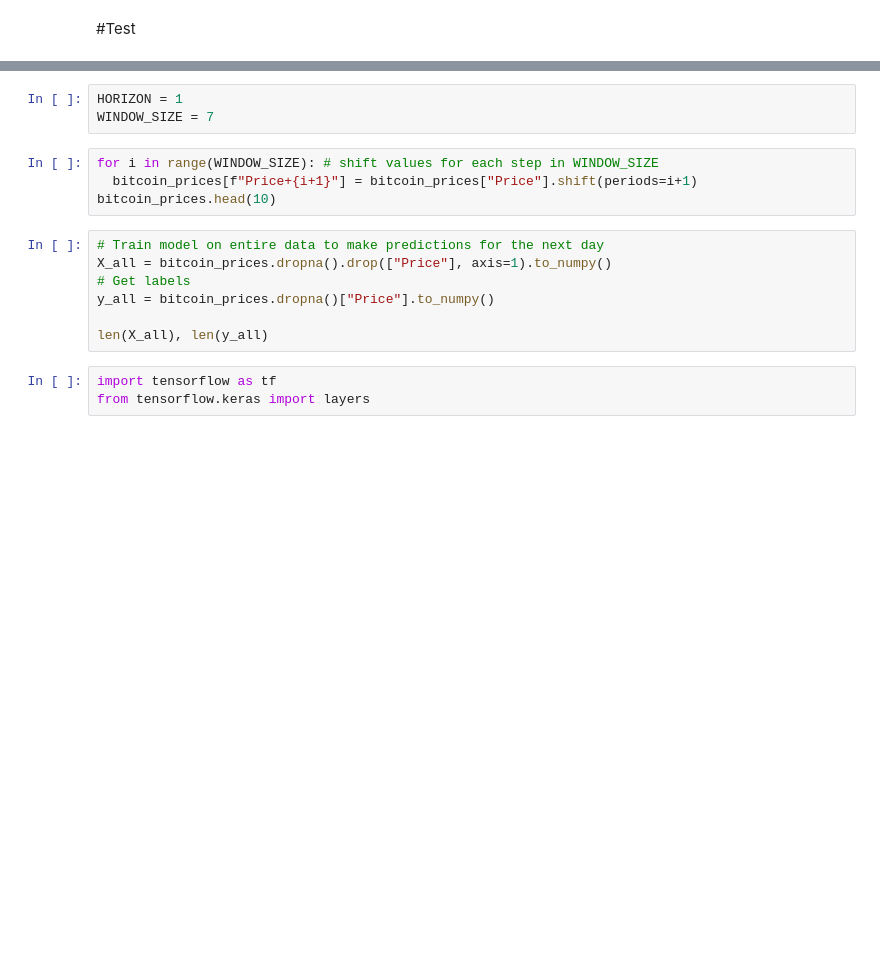
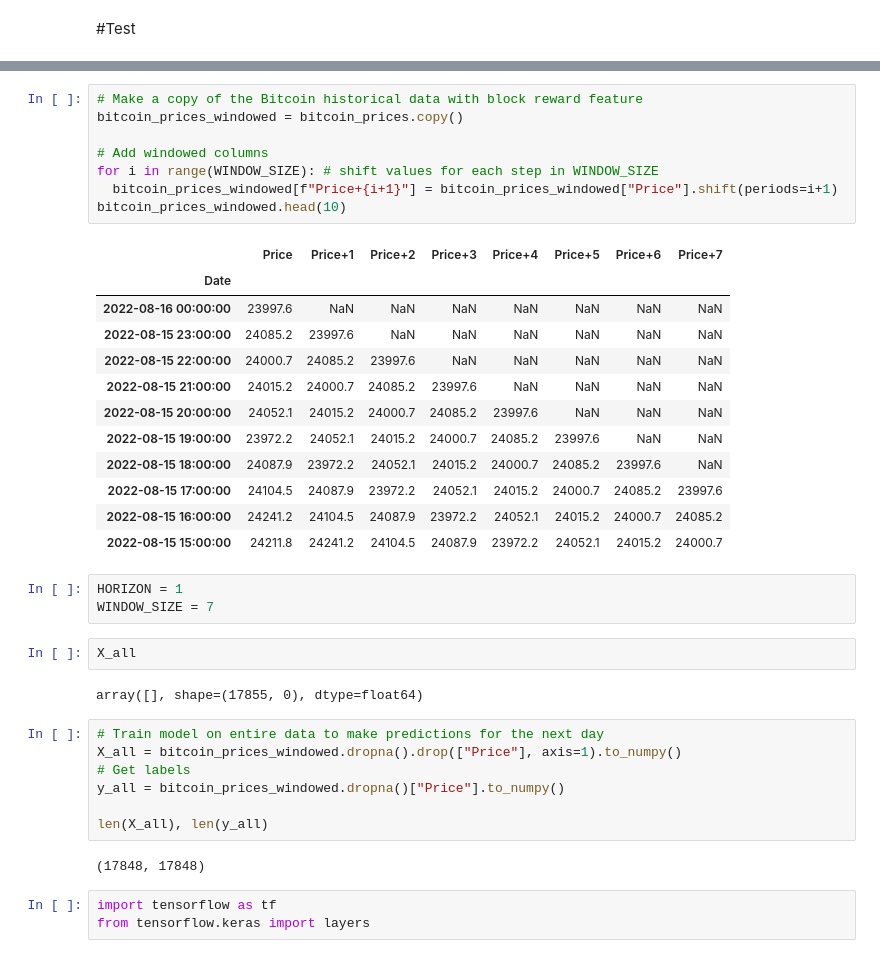
Before and after one commit to ParsaSinichi/3D_Hand_Tracking-_unity, a Jupyter notebook: Time_series_forecasting_.ipynb, the cells around one changed output, grey strips where cells are left out. Saved outputs shown, nothing was run; the diff lists cells and outputs as text; blank space fills up the shorter version.

```diff
--- a/Time_series_forecasting_.ipynb
+++ b/Time_series_forecasting_.ipynb
@@ -1033,17 +1200,40 @@ bitcoin_prices.head()
+# %%
+# Make a copy of the Bitcoin historical data with block reward feature
+bitcoin_prices_windowed = bitcoin_prices.copy()
+
+# Add windowed columns
+for i in range(WINDOW_SIZE): # shift values for each step in WINDOW_SIZE
+  bitcoin_prices_windowed[f"Price+{i+1}"] = bitcoin_prices_windowed["Price"].shift(periods=i+1)
+bitcoin_prices_windowed.head(10)
+# %% [output]
+|  | Price | Price+1 | Price+2 | Price+3 | Price+4 | Price+5 | Price+6 | Price+7 |
+| Date |  |  |  |  |  |  |  |  |
+| 2022-08-16 00:00:00 | 23997.6 | NaN | NaN | NaN | NaN | NaN | NaN | NaN |
+| 2022-08-15 23:00:00 | 24085.2 | 23997.6 | NaN | NaN | NaN | NaN | NaN | NaN |
+| 2022-08-15 22:00:00 | 24000.7 | 24085.2 | 23997.6 | NaN | NaN | NaN | NaN | NaN |
+| 2022-08-15 21:00:00 | 24015.2 | 24000.7 | 24085.2 | 23997.6 | NaN | NaN | NaN | NaN |
+| 2022-08-15 20:00:00 | 24052.1 | 24015.2 | 24000.7 | 24085.2 | 23997.6 | NaN | NaN | NaN |
+| 2022-08-15 19:00:00 | 23972.2 | 24052.1 | 24015.2 | 24000.7 | 24085.2 | 23997.6 | NaN | NaN |
+| 2022-08-15 18:00:00 | 24087.9 | 23972.2 | 24052.1 | 24015.2 | 24000.7 | 24085.2 | 23997.6 | NaN |
+| 2022-08-15 17:00:00 | 24104.5 | 24087.9 | 23972.2 | 24052.1 | 24015.2 | 24000.7 | 24085.2 | 23997.6 |
+| 2022-08-15 16:00:00 | 24241.2 | 24104.5 | 24087.9 | 23972.2 | 24052.1 | 24015.2 | 24000.7 | 24085.2 |
+| 2022-08-15 15:00:00 | 24211.8 | 24241.2 | 24104.5 | 24087.9 | 23972.2 | 24052.1 | 24015.2 | 24000.7 |
 # %%
 HORIZON = 1
 WINDOW_SIZE = 7
-# %%
-for i in range(WINDOW_SIZE): # shift values for each step in WINDOW_SIZE
-  bitcoin_prices[f"Price+{i+1}"] = bitcoin_prices["Price"].shift(periods=i+1)
-bitcoin_prices.head(10)
+# %%
+X_all
+# %% [output]
+array([], shape=(17855, 0), dtype=float64)
 # %%
 # Train model on entire data to make predictions for the next day
-X_all = bitcoin_prices.dropna().drop(["Price"], axis=1).to_numpy()
+X_all = bitcoin_prices_windowed.dropna().drop(["Price"], axis=1).to_numpy()
 # Get labels
-y_all = bitcoin_prices.dropna()["Price"].to_numpy()
+y_all = bitcoin_prices_windowed.dropna()["Price"].to_numpy()
 
 len(X_all), len(y_all)
+# %% [output]
+(17848, 17848)
 # %%
 import tensorflow as tf
 from tensorflow.keras import layers
```
Also changed, not shown: parts of 39 cells of this notebook.
